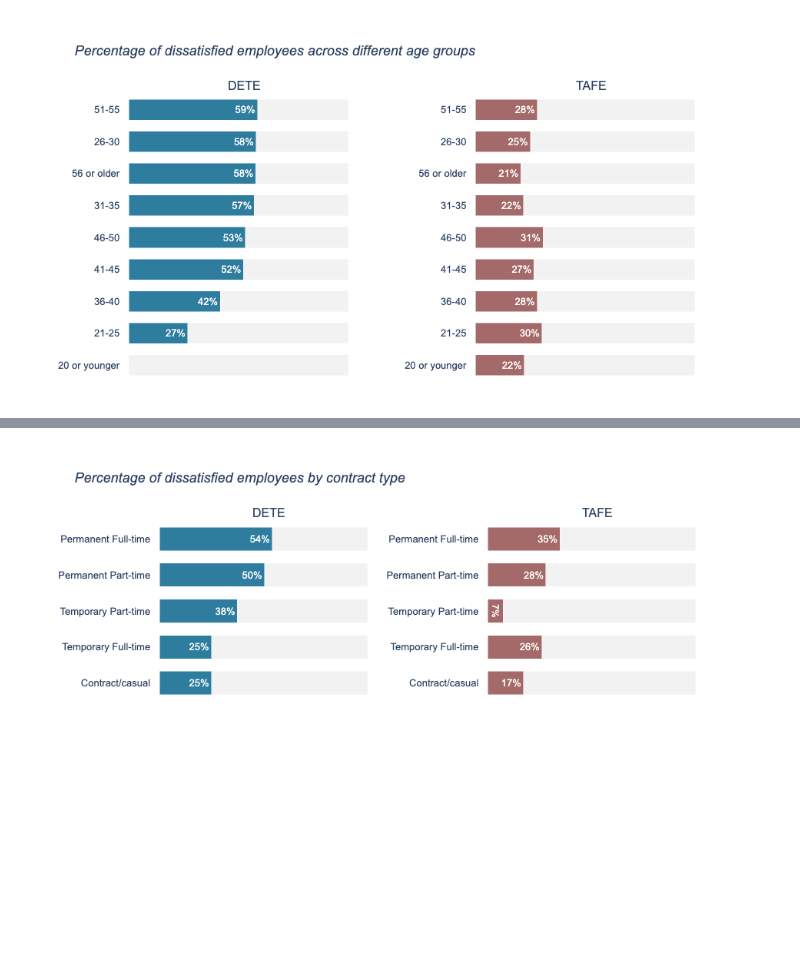
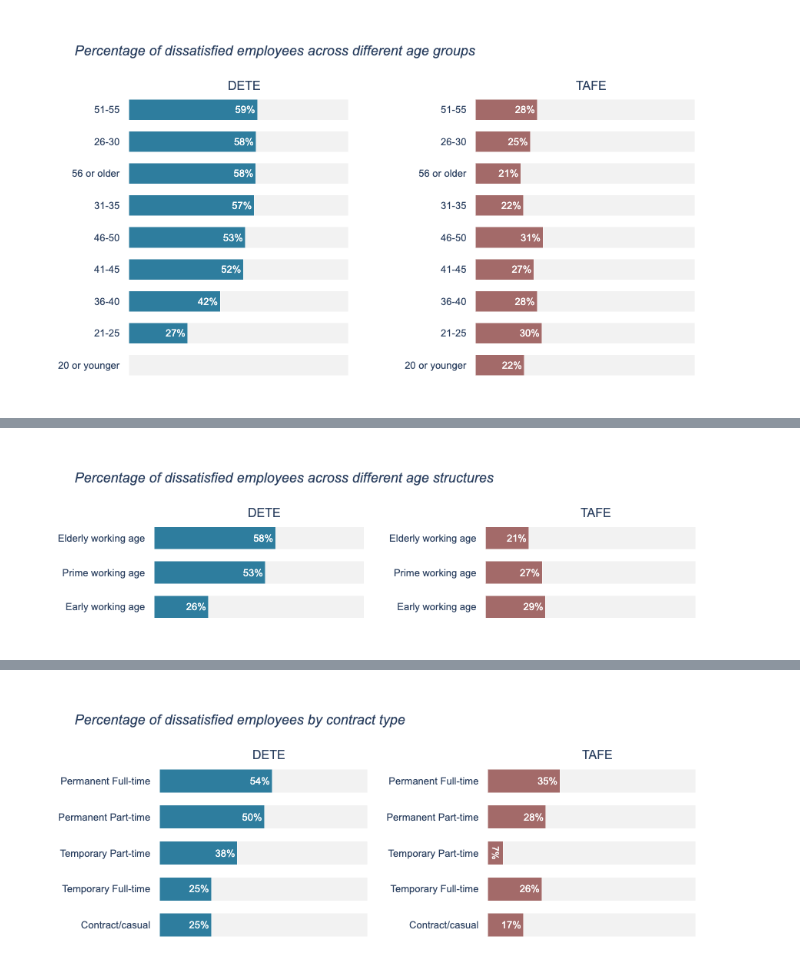
Before and after one commit to Lippins/Employee_exit_surveys, a Jupyter notebook: notebook.ipynb, the cells around one changed output, grey strips where cells are left out. Cells and saved outputs as stored; diff of their text form; code cells hidden in the pictures; blank space fills up the shorter version.

```diff
--- a/notebook.ipynb
+++ b/notebook.ipynb
@@ -1510,0 +1546,12 @@ fig.show('png')
+# %%
+dete_age_structure = generate_table(dete, ['age_structure'], 'dissatisfied')
+tafe_age_structure = generate_table(tafe, ['age_structure'], 'dissatisfied')
+
+tafe_age_structure = sort_by_df(tafe_age_structure, 'age_structure', dete_age_structure)
+
+fig = create_subplot(dete_age_structure, tafe_age_structure,
+                     'Percentage of dissatisfied employees across different age structures')
+fig.update_layout(height=260, width=950)
+fig.show('png')
+# %% [output]
+[figure, added]
```
Also changed, not shown: parts of 24 cells of this notebook.
